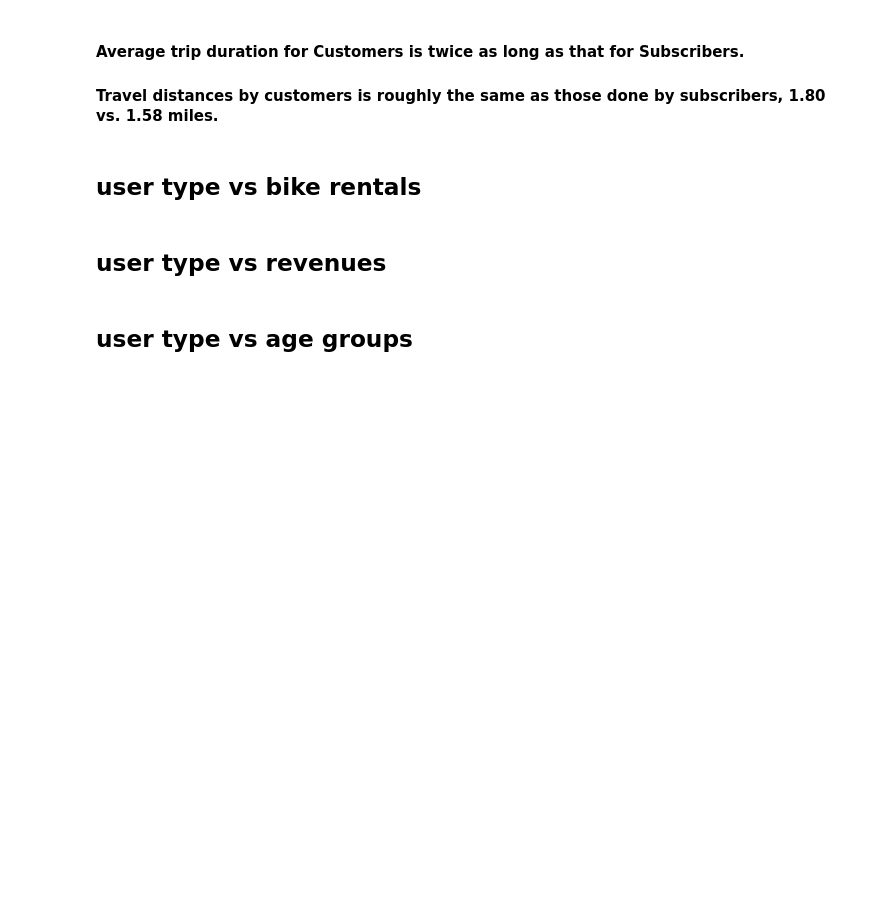
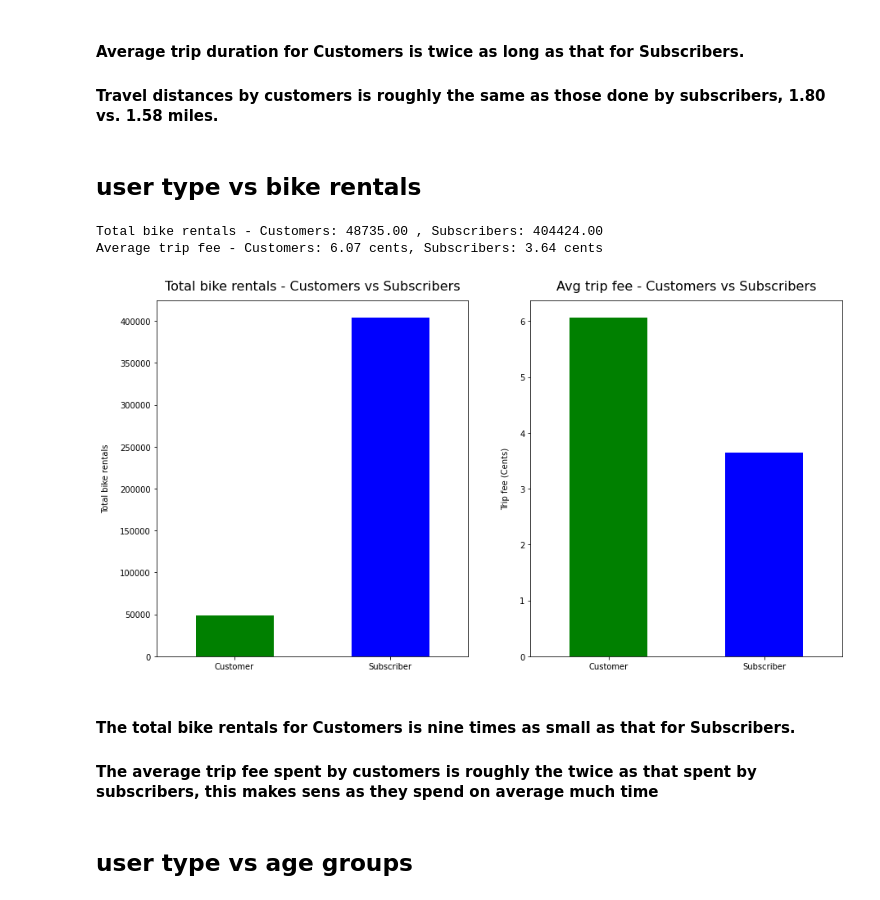
Before and after one commit to JulienAganze/Ford_Go_Bike_Project_Pyspark, a Jupyter notebook: data_manipulation.ipynb, the cells around one changed output. Drawn from its saved outputs; the diff is of its cells as text; code cells hidden in the pictures; blank space fills up the shorter version.

```diff
--- a/data_manipulation.ipynb
+++ b/data_manipulation.ipynb
@@ -1347,7 +1344,51 @@ Average Ride Distance - Customers: 1.80 Km, Subscribers: 1.58 Km
 #### Travel distances by customers is roughly the same as those done by subscribers, 1.80 vs. 1.58 miles.
 # %% [markdown]
 ## user type vs bike rentals
-# %% [markdown]
-## user type vs revenues
+# %%
+### Average trip duration by user types
+plt.figure(figsize=(15, 8))
+cplt_trip_usertypes=['green', 'blue']  ## customer, subscriber
+
+xlabels = df1_pandas.user_type.unique()
+
+plt.subplot(121)
+
+df_rentals_usertypes = df1_pandas.groupby('user_type')['bike_id'].count()  ## 'Series'
+
+## Print average trip durations -
+print("Total bike rentals - Customers: {:2.2f} , Subscribers: {:2.2f} ".format(
+  df_rentals_usertypes.Customer, df_rentals_usertypes.Subscriber))
+
+ax = df_rentals_usertypes.plot(kind = 'bar', color=cplt_trip_usertypes)
+## ax = df_duration_usertypes.plot(kind='bar', color=cplt_trip_usertypes, figsize=(12, 8))
+
+ax.set_title('Total bike rentals - Customers vs Subscribers', fontsize = 16, y = 1.015)
+ax.set_ylabel('Total bike rentals', labelpad = 12)
+ax.set_xlabel('User Type', labelpad=8).set_visible(False)
+plt.xticks(rotation=360);
+
+
+### Average trip duration by user types
+plt.subplot(122)
+
+df_revenues_usertypes = df1_pandas.groupby('user_type')['trip_fee(cents)'].mean()
+
+print("Average trip fee - Customers: {:2.2f} cents, Subscribers: {:2.2f} cents".format(
+  df_revenues_usertypes.Customer, df_revenues_usertypes.Subscriber))
+
+ax = df_revenues_usertypes.plot(kind = 'bar', color = cplt_trip_usertypes)
+## ax = df_distance_miles_usertypes.plot(kind='bar', color=cplt_trip_usertypes, figsize=(12, 8))
+
+ax.set_title('Avg trip fee - Customers vs Subscribers', fontsize=16, y=1.015)
+ax.set_ylabel('Trip fee (Cents)', labelpad=12)
+ax.set_xlabel('User Type', labelpad=8).set_visible(False)
+plt.xticks(rotation=360);
+# %% [output]
+Total bike rentals - Customers: 48735.00 , Subscribers: 404424.00
+Average trip fee - Customers: 6.07 cents, Subscribers: 3.64 cents
+[figure, added]
+# %% [markdown]
+#### The total bike rentals  for Customers is nine times as small as that for Subscribers.
+#### The average trip fee spent by customers  is roughly the twice as that spent by subscribers, this makes sens as they spend on average much time
 # %% [markdown]
 ## user type vs age groups
```
Also changed, not shown: parts of 29 cells of this notebook.
